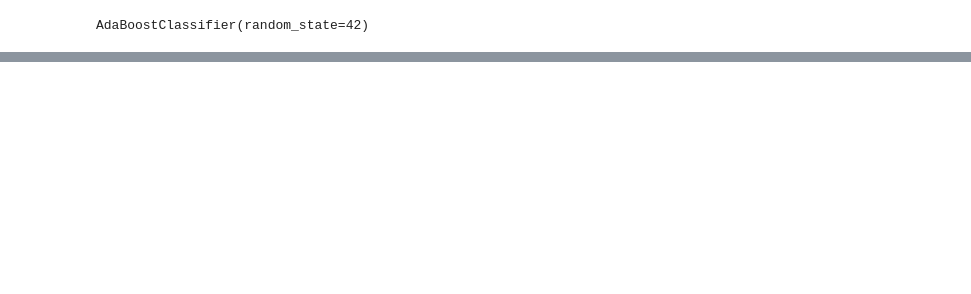
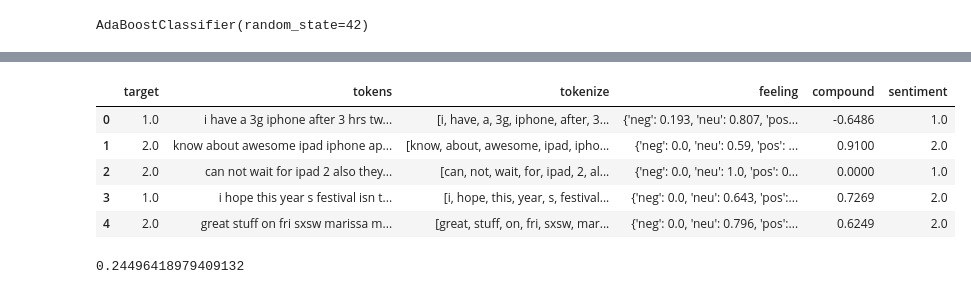
Before and after one commit to dvdhartsman/NLP-Sentiment-Analysis, a Jupyter notebook: Multiclass_analysis.ipynb, the cells around one changed output, grey strips where cells are left out. Cells and saved outputs as stored; diff of their text form; code cells hidden in the pictures; blank space fills up the shorter version.

```diff
--- a/Multiclass_analysis.ipynb
+++ b/Multiclass_analysis.ipynb
@@ -594,0 +751,5 @@ Mult_Model.model_df.to_csv('data/Mult_Model.csv')
+# %%
+df_clean['feeling'] = df_clean['tokens'].apply(lambda tokens :
+                                   vader.polarity_scores(tokens))
+
+df_clean.head()
@@ -594,0 +763,4 @@ Mult_Model.model_df.to_csv('data/Mult_Model.csv')
+# %%
+df_clean['compound'] = df_clean['feeling'].apply(lambda score_dict : score_dict['compound'])
+
+df_clean.head()
@@ -594,0 +774,15 @@ Mult_Model.model_df.to_csv('data/Mult_Model.csv')
+# %%
+df_clean['sentiment'] = df_clean['compound'].apply(lambda c: 2.0 if c>= .1 else 1.0 if c<=.1 else 0.0)
+# %%
+df_clean.head()
+# %% [output]
+|  | target | tokens | tokenize | feeling | compound | sentiment |
+| 0 | 1.0 | i have a 3g iphone after 3 hrs tw... | [i, have, a, 3g, iphone, after, 3... | {'neg': 0.193, 'neu': 0.807, 'pos... | -0.6486 | 1.0 |
+| 1 | 2.0 | know about awesome ipad iphone ap... | [know, about, awesome, ipad, ipho... | {'neg': 0.0, 'neu': 0.59, 'pos': ... | 0.9100 | 2.0 |
+| 2 | 2.0 | can not wait for ipad 2 also they... | [can, not, wait, for, ipad, 2, al... | {'neg': 0.0, 'neu': 1.0, 'pos': 0... | 0.0000 | 1.0 |
+| 3 | 1.0 | i hope this year s festival isn t... | [i, hope, this, year, s, festival... | {'neg': 0.0, 'neu': 0.643, 'pos':... | 0.7269 | 2.0 |
+| 4 | 2.0 | great stuff on fri sxsw marissa m... | [great, stuff, on, fri, sxsw, mar... | {'neg': 0.0, 'neu': 0.796, 'pos':... | 0.6249 | 2.0 |
+# %%
+accuracy_score(df_clean['target'], df_clean['sentiment'])
+# %% [output]
+0.24496418979409132
```
Also changed, not shown: parts of 53 cells of this notebook.
